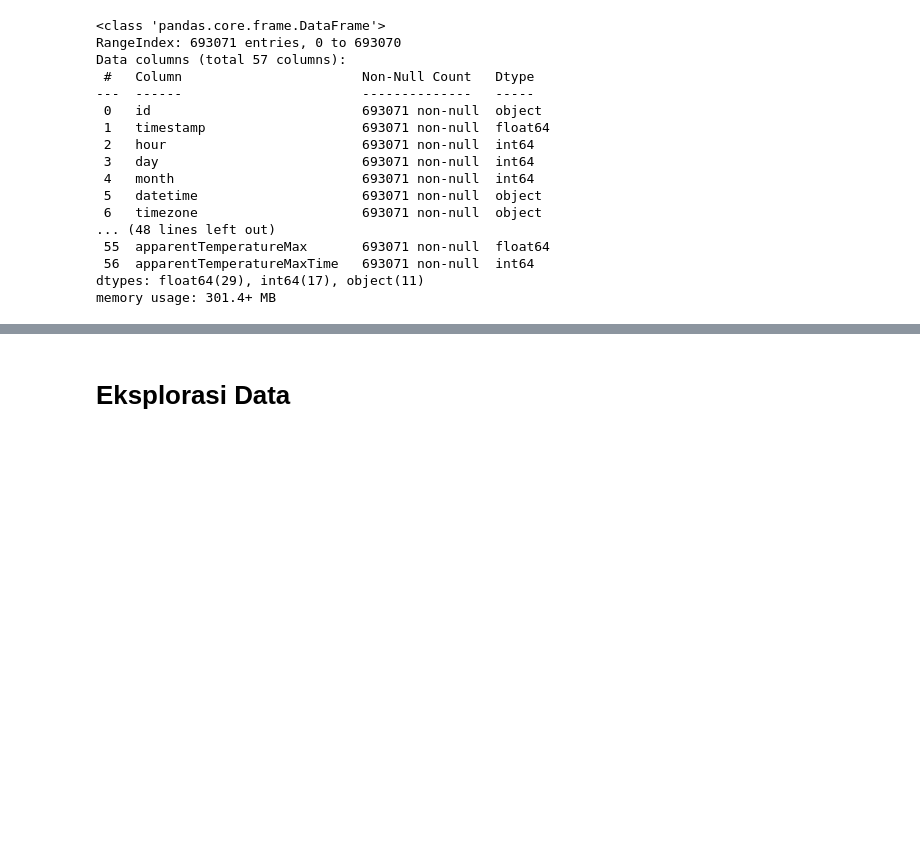
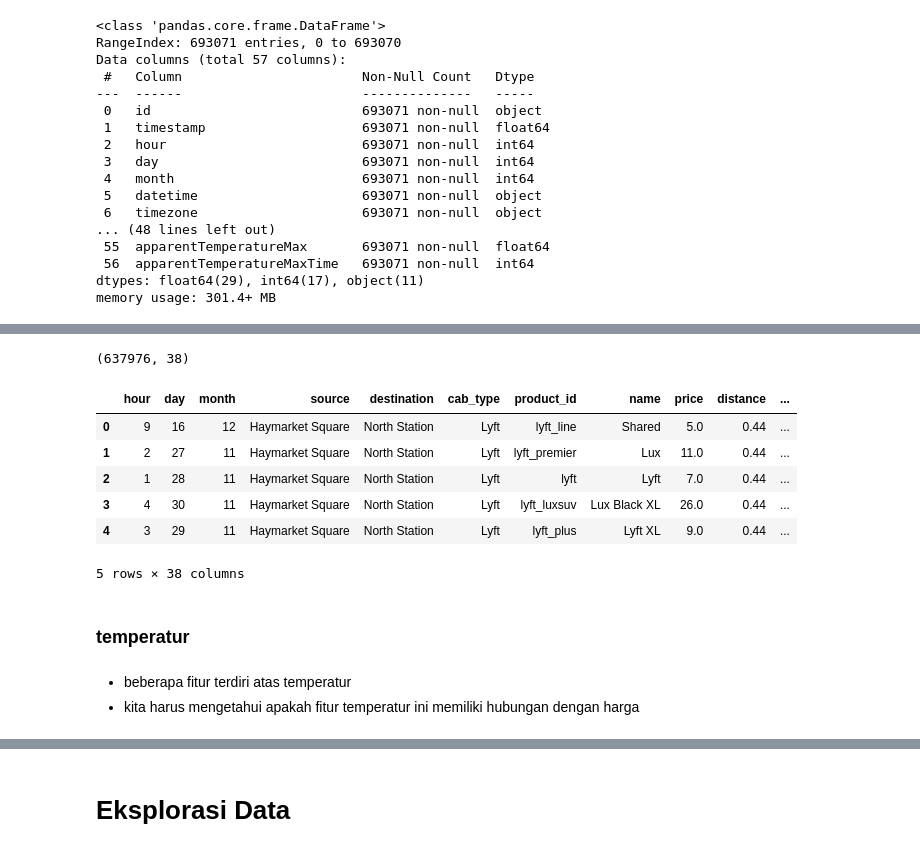
Before and after one commit to ainajefelina/FP1-Analisis, a Jupyter notebook: FP1/1.ipynb, the cells around one changed output, grey strips where cells are left out. Cells and saved outputs as stored; diff of their text form; code cells hidden in the pictures; blank space fills up the shorter version.

```diff
--- a/FP1/1.ipynb
+++ b/FP1/1.ipynb
@@ -72,0 +251,23 @@ memory usage: 301.4+ MB
+# %%
+df = df.drop(['id','long_summary','timestamp','datetime','timezone',
+              'windGustTime','temperatureHighTime','temperatureLowTime',
+              'apparentTemperatureHighTime','apparentTemperatureLowTime',
+              'sunriseTime','sunsetTime','uvIndexTime','temperatureMinTime',
+              'temperatureMaxTime','apparentTemperatureMinTime',
+              'apparentTemperatureMaxTime','latitude','longitude'],axis=1)
+print(df.shape)
+df.head()
+# %% [output]
+(637976, 38)
+|  | hour | day | month | source | destination | cab_type | product_id | name | price | distance | ... |
+| 0 | 9 | 16 | 12 | Haymarket Square | North Station | Lyft | lyft_line | Shared | 5.0 | 0.44 | ... |
+| 1 | 2 | 27 | 11 | Haymarket Square | North Station | Lyft | lyft_premier | Lux | 11.0 | 0.44 | ... |
+| 2 | 1 | 28 | 11 | Haymarket Square | North Station | Lyft | lyft | Lyft | 7.0 | 0.44 | ... |
+| 3 | 4 | 30 | 11 | Haymarket Square | North Station | Lyft | lyft_luxsuv | Lux Black XL | 26.0 | 0.44 | ... |
+| 4 | 3 | 29 | 11 | Haymarket Square | North Station | Lyft | lyft_plus | Lyft XL | 9.0 | 0.44 | ... |
+5 rows × 38 columns
+# %% [markdown]
+### temperatur
+# %% [markdown]
+- beberapa fitur terdiri atas temperatur
+- kita harus mengetahui apakah fitur temperatur ini memiliki hubungan dengan harga
```
Also changed, not shown: parts of 37 cells of this notebook, 2 other files.
